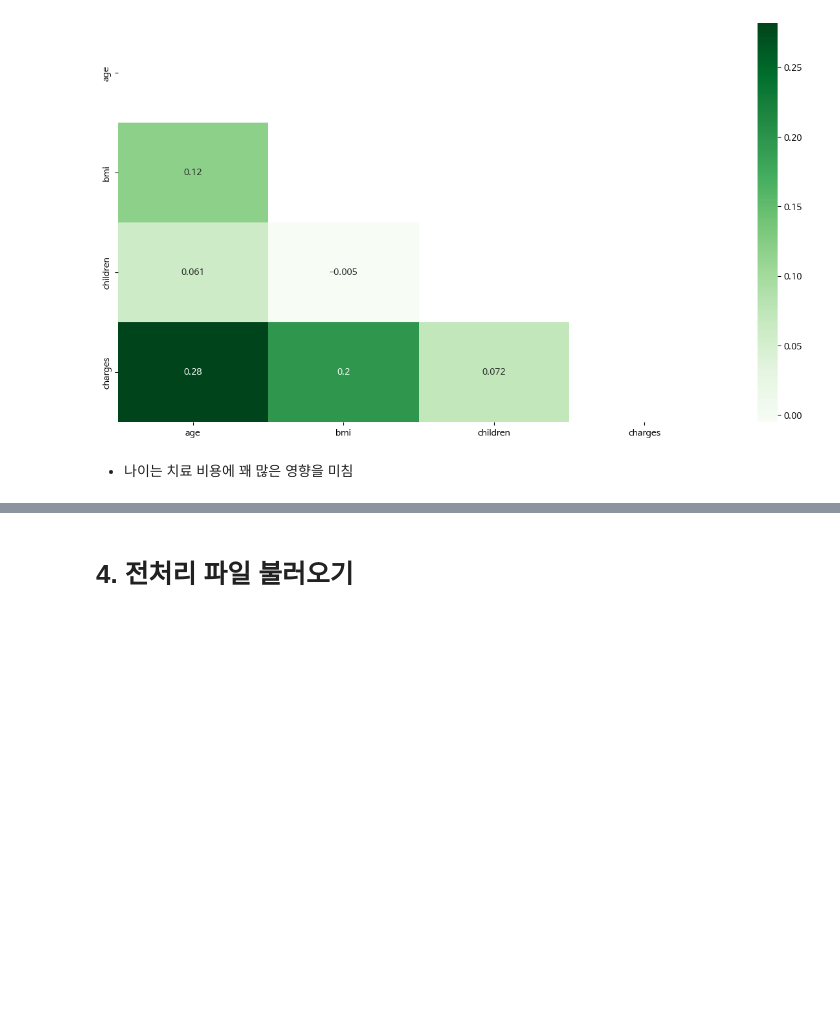
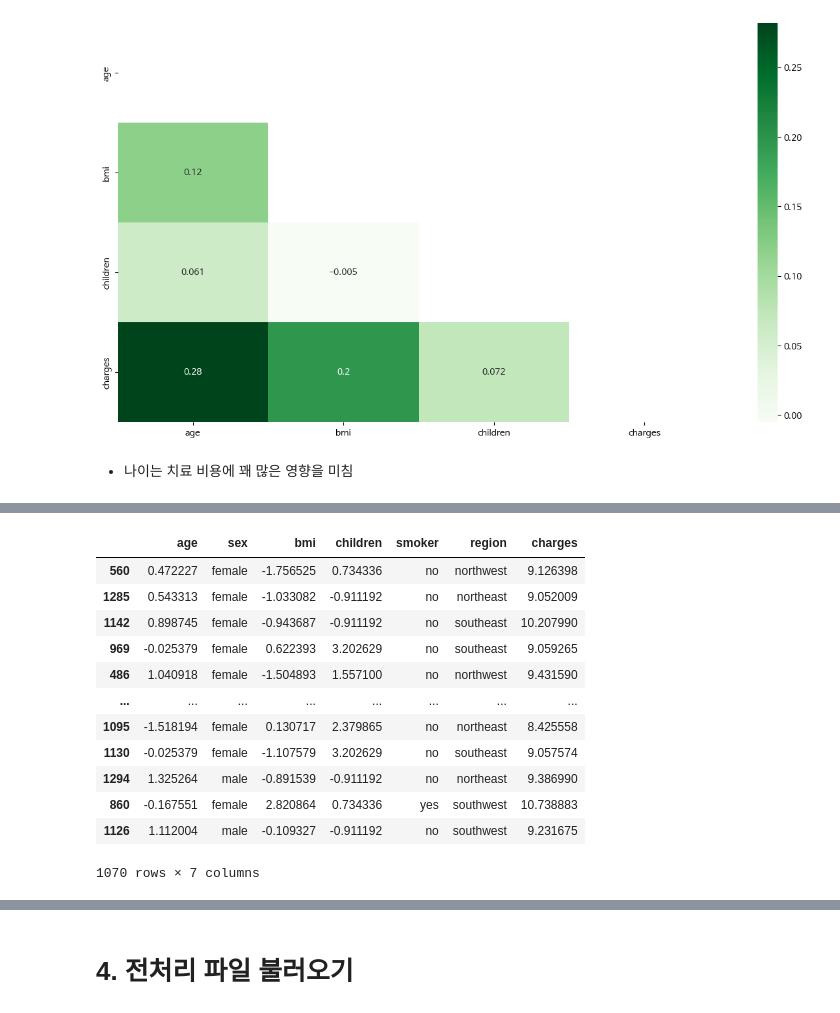
Before and after one commit to chasubeen/ESAA_8TH_OB, a Jupyter notebook: mini_proj(1)/OBProject1_final.ipynb, the cells around one changed output, grey strips where cells are left out. Cells and saved outputs as stored; diff of their text form; code cells hidden in the pictures; blank space fills up the shorter version.

```diff
--- a/mini_proj(1)/OBProject1_final.ipynb
+++ b/mini_proj(1)/OBProject1_final.ipynb
@@ -356,0 +414,16 @@ plt.show()
+# %%
+train_df
+# %% [output]
+|  | age | sex | bmi | children | smoker | region | charges |
+| 560 | 0.472227 | female | -1.756525 | 0.734336 | no | northwest | 9.126398 |
+| 1285 | 0.543313 | female | -1.033082 | -0.911192 | no | northeast | 9.052009 |
+| 1142 | 0.898745 | female | -0.943687 | -0.911192 | no | southeast | 10.207990 |
+| 969 | -0.025379 | female | 0.622393 | 3.202629 | no | southeast | 9.059265 |
+| 486 | 1.040918 | female | -1.504893 | 1.557100 | no | northwest | 9.431590 |
+| ... | ... | ... | ... | ... | ... | ... | ... |
+| 1095 | -1.518194 | female | 0.130717 | 2.379865 | no | northeast | 8.425558 |
+| 1130 | -0.025379 | female | -1.107579 | 3.202629 | no | southeast | 9.057574 |
+| 1294 | 1.325264 | male | -0.891539 | -0.911192 | no | northeast | 9.386990 |
+| 860 | -0.167551 | female | 2.820864 | 0.734336 | yes | southwest | 10.738883 |
+| 1126 | 1.112004 | male | -0.109327 | -0.911192 | no | southwest | 9.231675 |
+1070 rows × 7 columns
```
Also changed, not shown: parts of 21 cells of this notebook.
